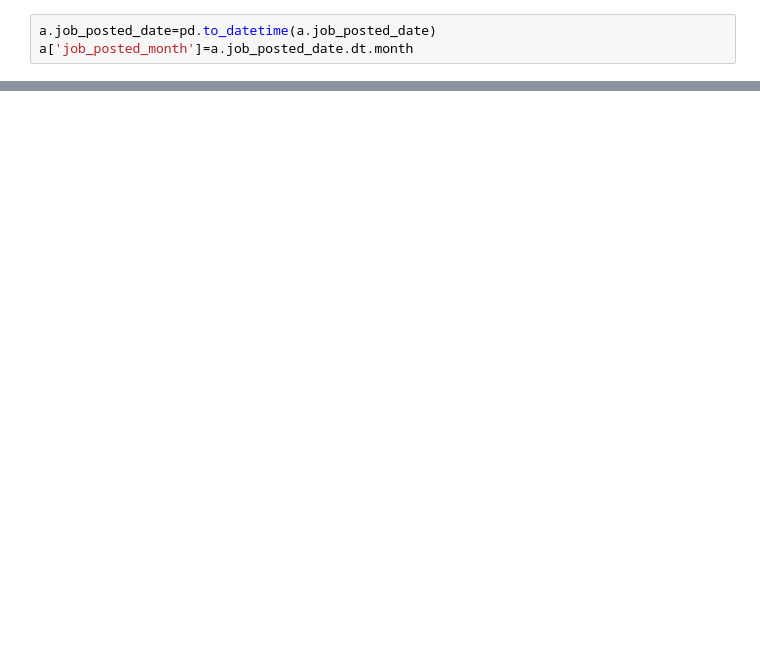
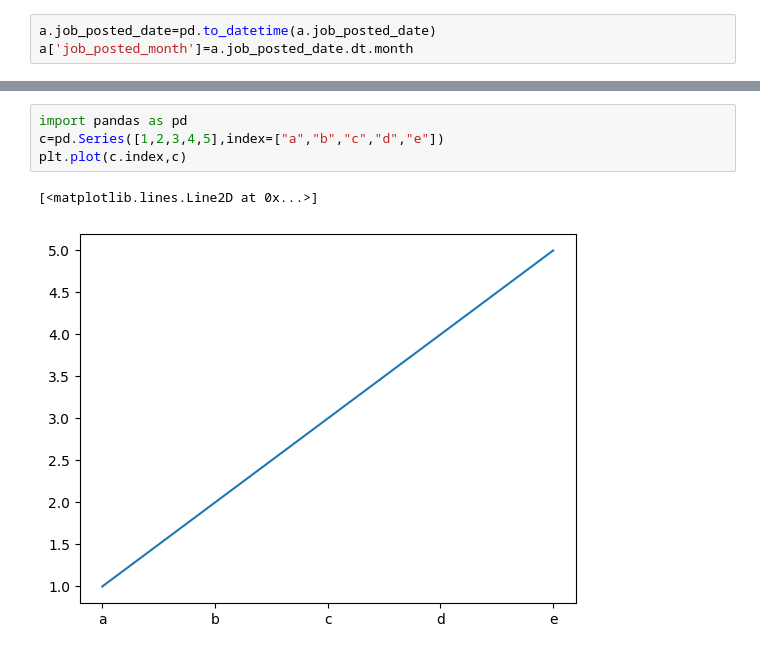
Before and after one commit to maulshreegarg/python-job-research, a Jupyter notebook: numpy.ipynb, the cells around one changed output, grey strips where cells are left out. Drawn from its saved outputs; the diff is of its cells as text; blank space fills up the shorter version.

```diff
--- a/numpy.ipynb
+++ b/numpy.ipynb
@@ -310,0 +420,7 @@ a.describe()
+# %%
+import pandas as pd
+c=pd.Series([1,2,3,4,5],index=["a","b","c","d","e"])
+plt.plot(c.index,c)
+# %% [output]
+[<matplotlib.lines.Line2D at 0x...>]
+[figure, added]
```
Also changed, not shown: parts of 76 cells of this notebook.
